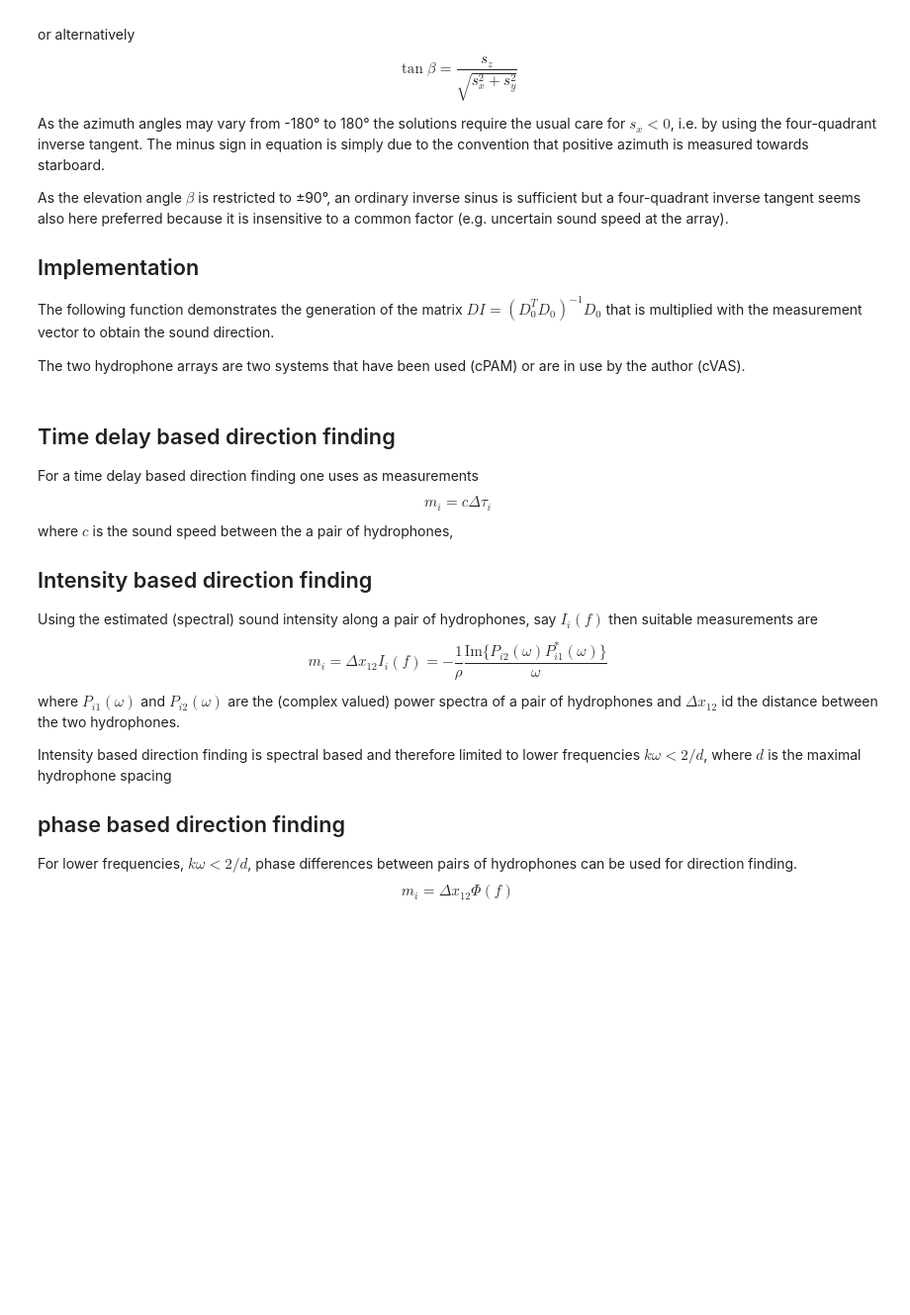
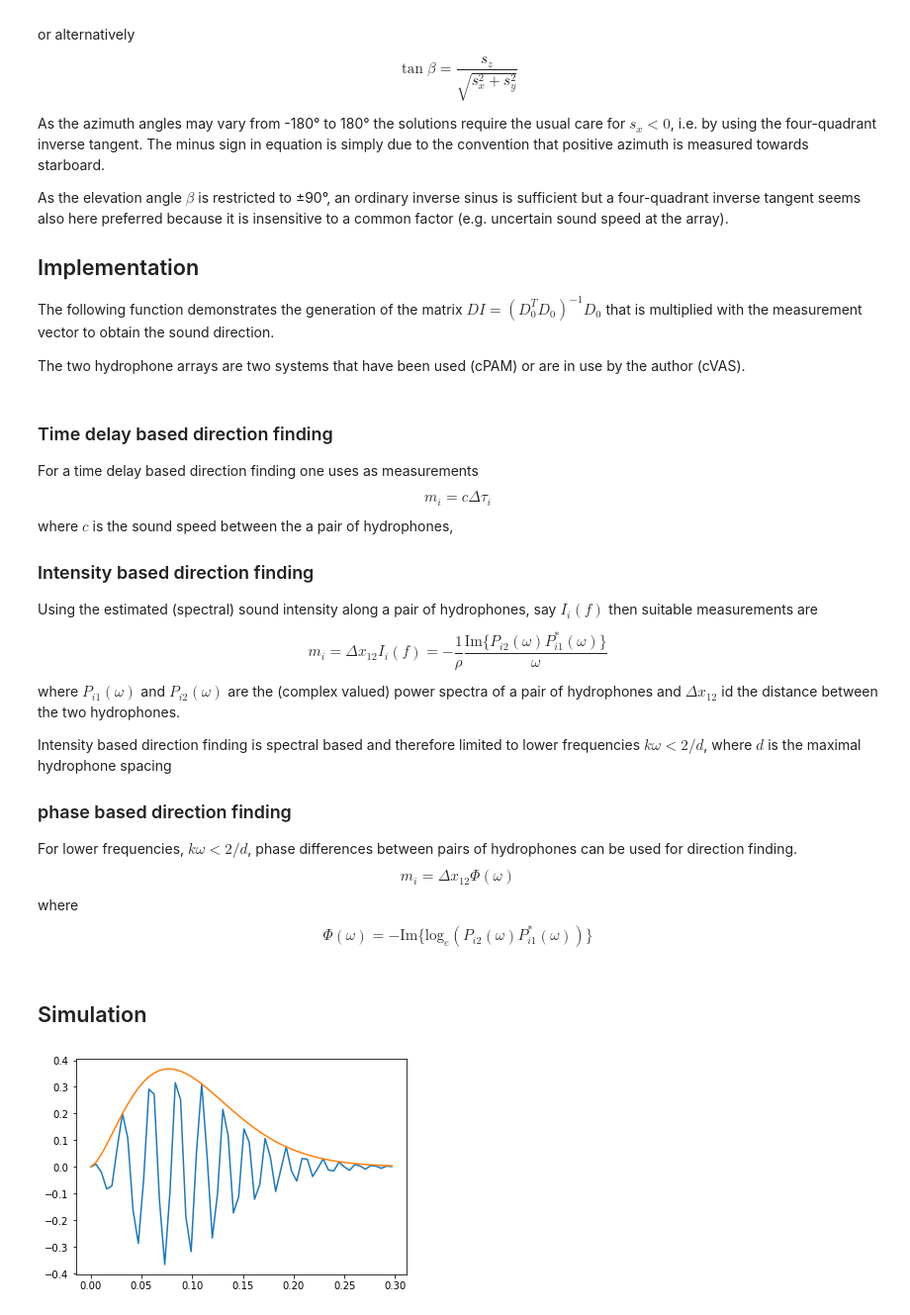
Before and after one commit to WMXZ-EU/wmxz-eu.github.io, a Jupyter notebook: _sources/direction_finding.ipynb, the cells around one changed output. Shown at 99% size. Cells and saved outputs as stored; diff of their text form; code cells hidden in the pictures; blank space fills up the shorter version.

```diff
--- a/_sources/direction_finding.ipynb
+++ b/_sources/direction_finding.ipynb
@@ -137,6 +137,6 @@ def hydrophones(model='cVAS)'):
 # %% [markdown]
 
-## Time delay based direction finding
+### Time delay based direction finding
 
 For a time delay based direction finding one uses as measurements
 \begin{equation}
@@ -144,7 +144,7 @@ For a time delay based direction finding one uses as measurements
 \end{equation}
 where $c$ is the sound speed between the a pair of hydrophones,
 
-## Intensity based direction finding
+### Intensity based direction finding
 
 Using the estimated (spectral) sound intensity along a pair of hydrophones, say $I_i(f)$ then suitable measurements are
 
@@ -155,9 +155,37 @@ where $P_{i1}(\omega)$ and $P_{i2}(\omega)$ are the (complex valued) power spect
 
 Intensity based direction finding is spectral based and therefore limited to lower frequencies $k\omega < 2/d$, where $d$ is the maximal hydrophone spacing
 
-## phase based direction finding
+### phase based direction finding
 
 For lower frequencies,  $k\omega < 2/d$, phase differences between pairs of hydrophones can be used for direction finding.
 \begin{equation}
-m_i = \Delta x_{12}\Phi(f)
+m_i = \Delta x_{12}\Phi(\omega)
 \end{equation}
+where
+\begin{equation}
+\Phi(\omega) = -\text{Im}\{\text{log}_e(P_{i2}(\omega) P_{i1}^* (\omega))\}
+\end{equation}
+# %% [markdown]
+## Simulation
+# %%
+import numpy as np
+import matplotlib.pyplot as plt
+
+def zcSig(tt,f0,fm,aa,bb,cc):
+    return (aa*tt)**bb * np.exp(-(aa*tt)**cc + 2*np.pi*1j*(f0+fm*tt)*tt)
+
+fs=192 #kHz
+ts=0.3 #ms
+tt=np.arange(0,ts,1/fs)
+
+f0=30
+fm=60
+aa=13
+bb=1.5
+cc=1.5
+ss=zcSig(tt,f0,fm,aa,bb,cc)
+
+plt.plot(tt,np.real(ss));
+plt.plot(tt,np.abs(ss));
+# %% [output]
+[figure, added]
```
Also changed, not shown: parts of 26 cells of this notebook, 24 other files.
